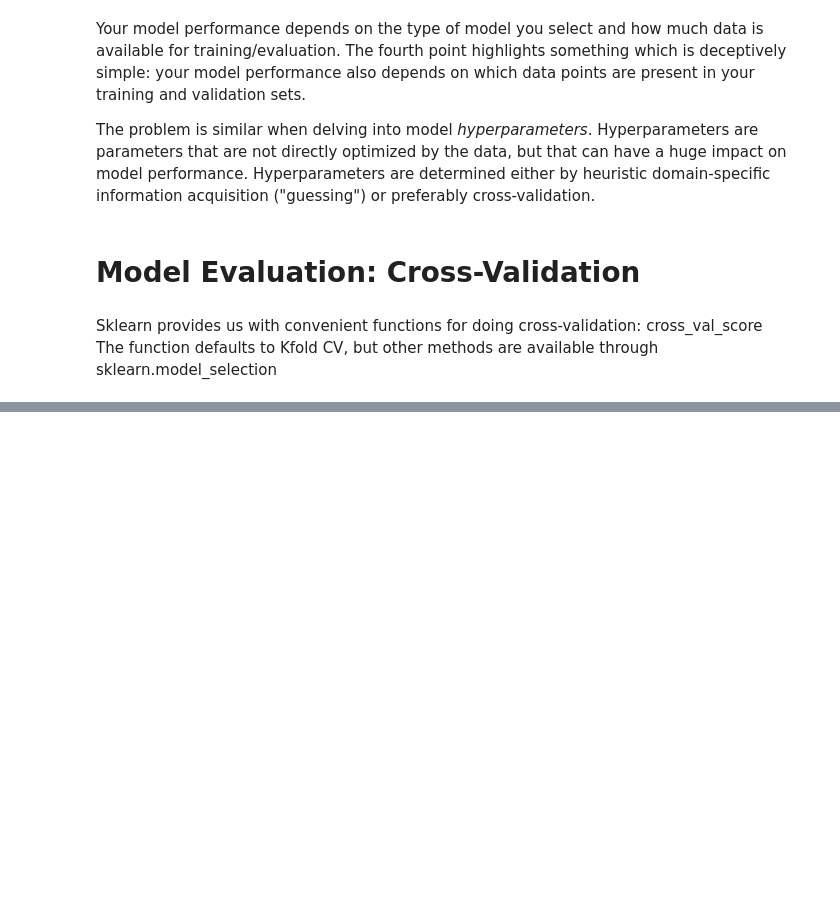
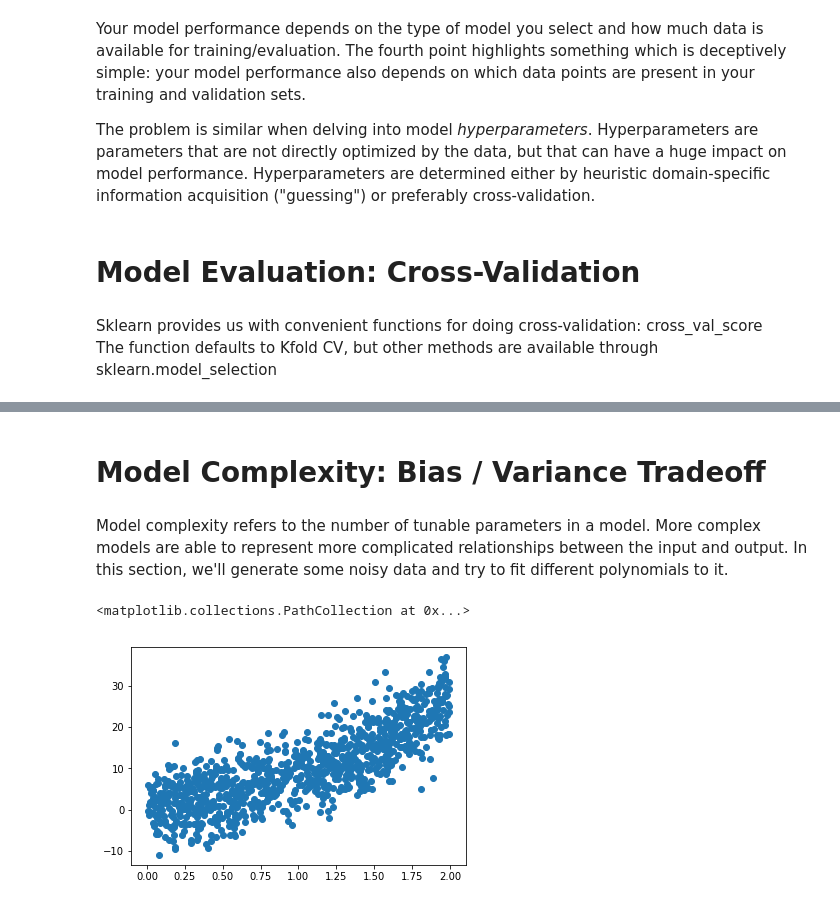
Before and after one commit to main-training/main-training-nilearn-ml, a Jupyter notebook: 01_intro_ml.ipynb, the cells around one changed output, grey strips where cells are left out. Cells and saved outputs as stored; diff of their text form; code cells hidden in the pictures; blank space fills up the shorter version.

```diff
--- a/01_intro_ml.ipynb
+++ b/01_intro_ml.ipynb
@@ -232,0 +233,23 @@ Mean: 0.9450292397660819
+# %% [markdown]
+# Model Complexity: Bias / Variance Tradeoff
+# %% [markdown]
+Model complexity refers to the number of tunable parameters in a model. More complex models are able to represent more complicated relationships between the input and output.
+In this section, we'll generate some noisy data and try to fit different polynomials to it.
+# %%
+# From: http://scipy-lectures.org/packages/scikit-learn/auto_examples/plot_bias_variance.html
+from sklearn.pipeline import make_pipeline
+from sklearn.preprocessing import PolynomialFeatures
+from sklearn.linear_model import LinearRegression
+
+model = make_pipeline(PolynomialFeatures(degree=2), LinearRegression())
+# Generate some synthetic data
+def generating_func(x, err=5):
+    return np.random.normal(np.power(x+1, 3), err)
+X = 2*np.random.random(1000)
+y = generating_func(X)
+X_train, X_test, y_train, y_test = train_test_split(X, y, train_size=0.5)
+plt.figure()
+plt.scatter(X, y)
+# %% [output]
+<matplotlib.collections.PathCollection at 0x...>
+[figure, added]
```
Also changed, not shown: parts of 8 cells of this notebook, 1 other file.
